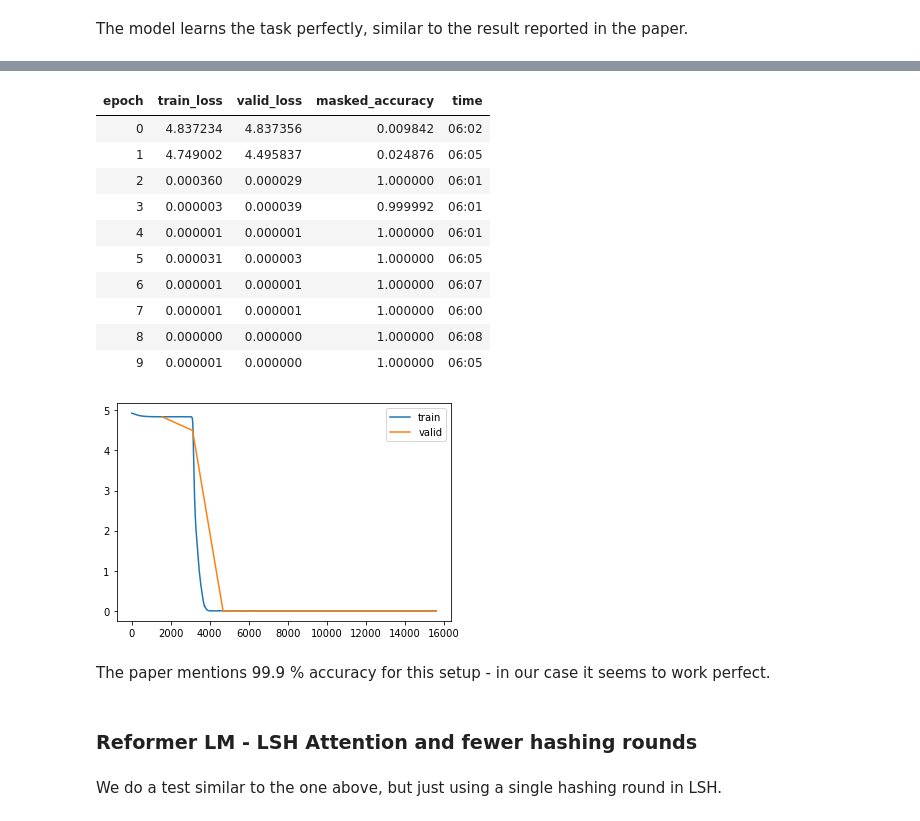
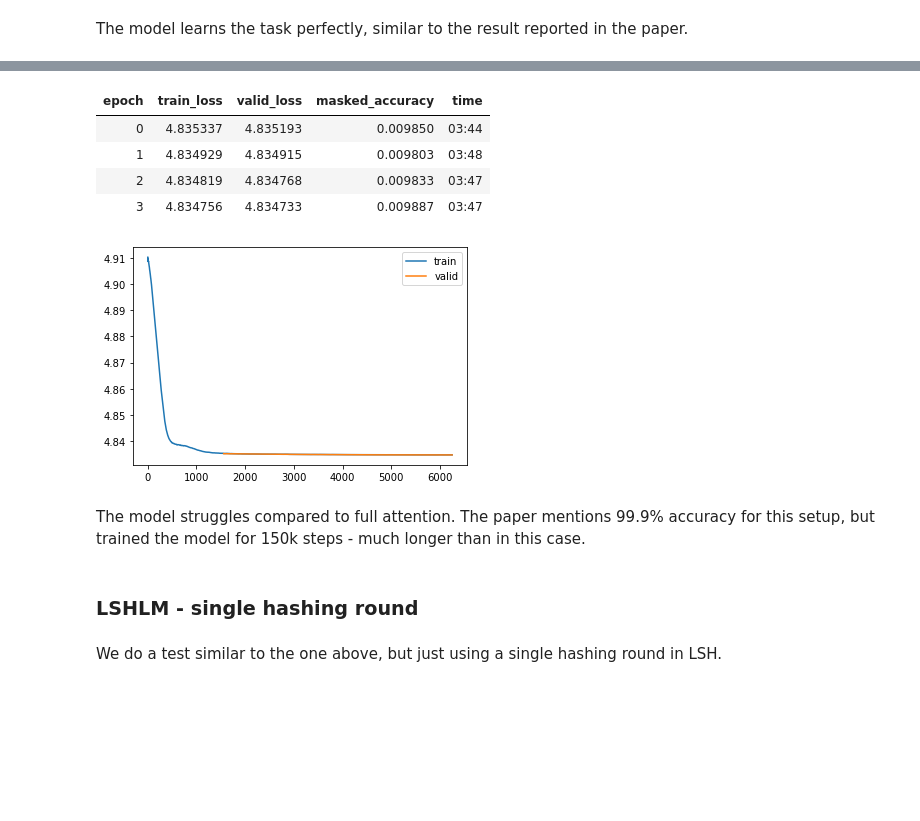
Before and after one commit to arampacha/reformer_fastai, a Jupyter notebook: nbs/10_experiment.synthetic-task.ipynb, the cells around one changed output, grey strips where cells are left out. Drawn from its saved outputs; the diff is of its cells as text; code cells hidden in the pictures; blank space fills up the shorter version.

```diff
--- a/nbs/10_experiment.synthetic-task.ipynb
+++ b/nbs/10_experiment.synthetic-task.ipynb
@@ -229,7 +275,7 @@ torch.cuda.empty_cache()
 Increase the sequence length to 1024, similar what is used in the paper.
 # %%
 bs, sl = 32,1024
-n_epochs = 10
+n_epochs = 4
 train_sz = 50_000
 valid_sz = 10_000
 dls = DataLoaders.from_dsets(TwinSequence(sl, train_sz), TwinSequence(sl, valid_sz), bs=bs, shuffle=False, device='cuda')
@@ -275,34 +315,28 @@ n_hashes=4
 bucket_size = 64
 assert sl % (bucket_size * 2) == 0
 # %%
-model = ReformerLM(128, 256, d_ff=256, n_layers=1, heads=4, max_seq_len=sl,attn_dropout=0,
-                   ff_dropout=0, bucket_size=bucket_size, n_hashes=n_hashes, causal=True)
+model = model = LSHLM(vocab_sz=128, d_model=256, n_layers=1, n_heads=4, max_seq_len=sl,
+              bucket_size=bucket_size, n_hashes=n_hashes, causal=True)
 learn = Learner(dls, model, loss_func=CrossEntropyLossFlat(ignore_index=-100),
                 metrics=masked_accuracy, cbs=[MaskTargCallback()])
 learn.fit_one_cycle(n_epochs, 1e-3)
 # %% [output]
 | epoch | train_loss | valid_loss | masked_accuracy | time |
-| 0 | 4.837234 | 4.837356 | 0.009842 | 06:02 |
-| 1 | 4.749002 | 4.495837 | 0.024876 | 06:05 |
-| 2 | 0.000360 | 0.000029 | 1.000000 | 06:01 |
-| 3 | 0.000003 | 0.000039 | 0.999992 | 06:01 |
-| 4 | 0.000001 | 0.000001 | 1.000000 | 06:01 |
-| 5 | 0.000031 | 0.000003 | 1.000000 | 06:05 |
-| 6 | 0.000001 | 0.000001 | 1.000000 | 06:07 |
-| 7 | 0.000001 | 0.000001 | 1.000000 | 06:00 |
-| 8 | 0.000000 | 0.000000 | 1.000000 | 06:08 |
-| 9 | 0.000001 | 0.000000 | 1.000000 | 06:05 |
+| 0 | 4.835337 | 4.835193 | 0.009850 | 03:44 |
+| 1 | 4.834929 | 4.834915 | 0.009803 | 03:48 |
+| 2 | 4.834819 | 4.834768 | 0.009833 | 03:47 |
+| 3 | 4.834756 | 4.834733 | 0.009887 | 03:47 |
 # %%
 learn.recorder.plot_loss()
 # %% [output]
-[figure, old version]
+[figure, new version]
 # %%
 del learn
 torch.cuda.empty_cache()
 # %% [markdown]
-The paper mentions 99.9 % accuracy for this setup - in our case it seems to work perfect.
+The model struggles compared to full attention. The paper mentions 99.9% accuracy for this setup, but trained the model for 150k steps - much longer than in this case.
-# %% [markdown]
-### Reformer LM - LSH Attention and fewer hashing rounds
+# %% [markdown]
+### LSHLM - single hashing round
 # %% [markdown]
 We do a test similar to the one above, but just using a single hashing round in LSH.
 # %%
```
Also changed, not shown: parts of 31 cells of this notebook.
